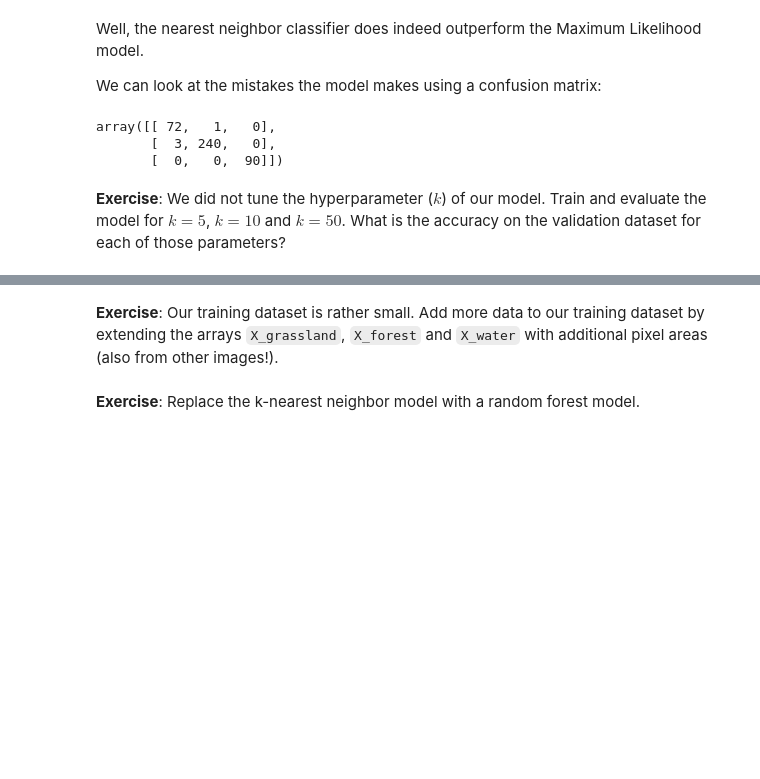
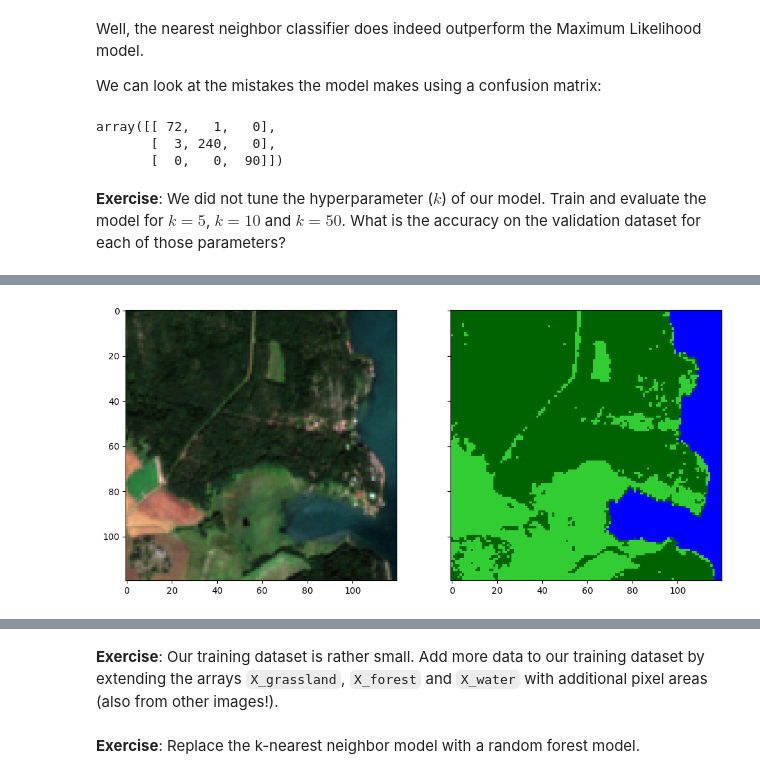
Before and after one commit to osca-mwongera/HfT, a Jupyter notebook: PG1/PRS/classification/lulc_ml/lulc_ml.ipynb, the cells around one changed output, grey strips where cells are left out. Saved outputs shown, nothing was run; the diff lists cells and outputs as text; code cells hidden in the pictures; blank space fills up the shorter version.

```diff
--- a/PG1/PRS/classification/lulc_ml/lulc_ml.ipynb
+++ b/PG1/PRS/classification/lulc_ml/lulc_ml.ipynb
@@ -433,0 +430,81 @@ array([[ 72,   1,   0],
+# %%
+# use this cell for the exercise
+
+# k = 5
+
+# instantiate the model
+model = KNeighborsClassifier(5)
+
+# "train" the model on the training dataset
+model.fit(X_train, y_train)
+
+# predict classes for each pixel
+pred = model.predict(np.dstack(data[i]).reshape(-1, 4))
+
+f, ax = plt.subplots(1, 2, sharex=True, sharey=True, figsize=(12, 6))
+
+img = np.dstack([data[i][0], data[i][1], data[i][2]])  # we extract the R, G, B bands for this scene
+img = (img-np.min(img, axis=(0,1)))/(np.max(img, axis=(0,1)) - np.min(img, axis=(0,1)))
+ax[0].imshow(img)
+
+ax[1].imshow(pred.reshape(120, 120), cmap=cmap)
+
+# get accuracy score
+pred = model.predict(X_test)
+accuracy = accuracy_score(pred, y_test)
+
+print("Accuracy with 5 neighbours:", accuracy)
+
+# k = 10
+
+# instantiate the model
+model = KNeighborsClassifier(10)
+
+# "train" the model on the training dataset
+model.fit(X_train, y_train)
+
+# predict classes for each pixel
+pred = model.predict(np.dstack(data[i]).reshape(-1, 4))
+
+f, ax = plt.subplots(1, 2, sharex=True, sharey=True, figsize=(12, 6))
+
+img = np.dstack([data[i][0], data[i][1], data[i][2]])  # we extract the R, G, B bands for this scene
+img = (img-np.min(img, axis=(0,1)))/(np.max(img, axis=(0,1)) - np.min(img, axis=(0,1)))
+ax[0].imshow(img)
+
+ax[1].imshow(pred.reshape(120, 120), cmap=cmap)
+
+# get accuracy score
+pred = model.predict(X_test)
+accuracy = accuracy_score(pred, y_test)
+
+print("Accuracy with 10 neighbours:", accuracy)
+
+
+# k = 50
+
+# instantiate the model
+model = KNeighborsClassifier(50)
+
+# "train" the model on the training dataset
+model.fit(X_train, y_train)
+
+# predict classes for each pixel
+pred = model.predict(np.dstack(data[i]).reshape(-1, 4))
+
+f, ax = plt.subplots(1, 2, sharex=True, sharey=True, figsize=(12, 6))
+
+img = np.dstack([data[i][0], data[i][1], data[i][2]])  # we extract the R, G, B bands for this scene
+img = (img-np.min(img, axis=(0,1)))/(np.max(img, axis=(0,1)) - np.min(img, axis=(0,1)))
+ax[0].imshow(img)
+
+ax[1].imshow(pred.reshape(120, 120), cmap=cmap)
+
+# get accuracy score
+pred = model.predict(X_test)
+accuracy = accuracy_score(pred, y_test)
+
+print("Accuracy with 50 neighbours:", accuracy)
+
+# Accuracy with either 10 or 50 hyperparameters is equal
+# %% [output]
@@ -433,0 +514 @@ array([[ 72,   1,   0],
+[figure, added]
```
Also changed, not shown: parts of 13 cells of this notebook.
